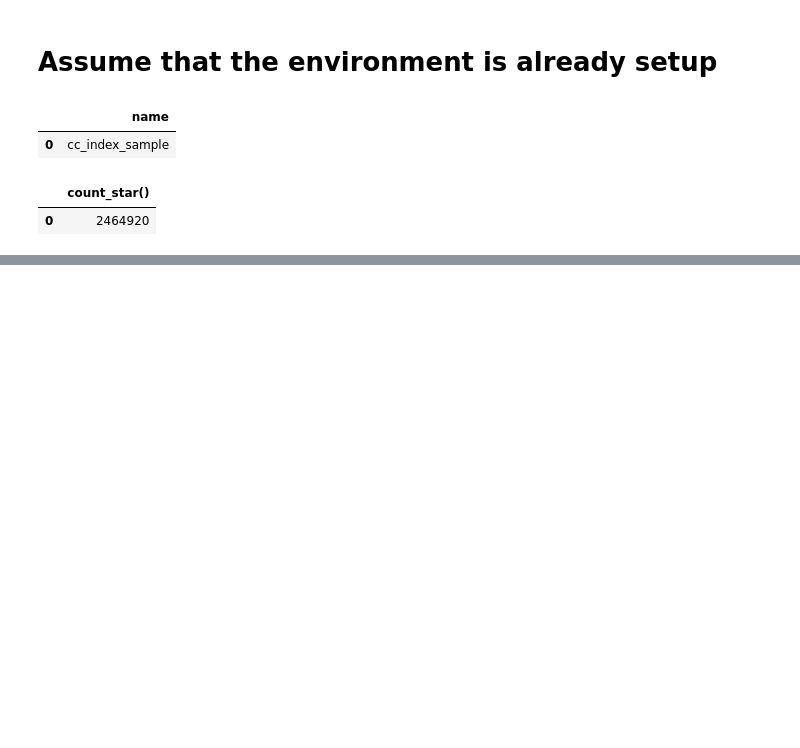
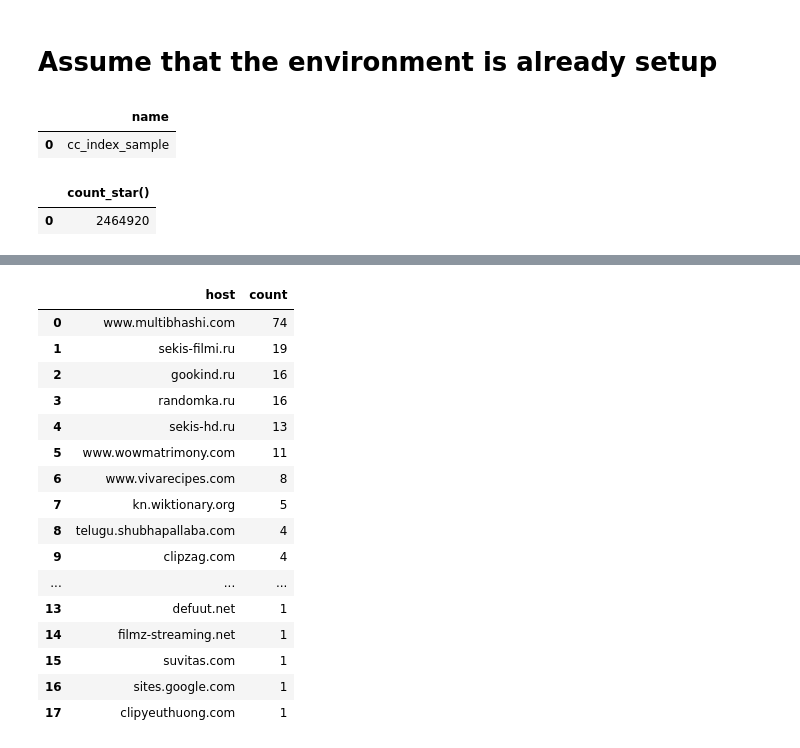
Before and after one commit to praveenc1/crawl-works, a Jupyter notebook: 002.optimize_duckdb.ipynb, the cells around one changed output, grey strips where cells are left out. Drawn from its saved outputs; the diff is of its cells as text; code cells hidden in the pictures; blank space fills up the shorter version.

```diff
--- a/002.optimize_duckdb.ipynb
+++ b/002.optimize_duckdb.ipynb
@@ -11,6 +11,6 @@ DB_NAME= DB_NAME_P1_PCT
 # %%
 con = duckdb.connect(DB_NAME)
 # %%
-def sql(c, query):
-  return c.execute(query).df()
+def sql(query):
+  return con.execute(query).df()
 # %%
@@ -25,0 +102,33 @@ con.execute('select count(*) from cc_index_sample').df()
+# %%
+sql("""
+    select
+      url_host_name as host,
+      count(url_host_name) as count
+    from
+      cc_index_sample
+    where
+      content_languages like '%tel%'
+    group by
+      host
+    order by
+      count
+    desc
+""")
+# %% [output]
+|  | host | count |
+| 0 | www.multibhashi.com | 74 |
+| 1 | sekis-filmi.ru | 19 |
+| 2 | gookind.ru | 16 |
+| 3 | randomka.ru | 16 |
+| 4 | sekis-hd.ru | 13 |
+| 5 | www.wowmatrimony.com | 11 |
+| 6 | www.vivarecipes.com | 8 |
+| 7 | kn.wiktionary.org | 5 |
+| 8 | telugu.shubhapallaba.com | 4 |
+| 9 | clipzag.com | 4 |
+| ... | ... | ... |
+| 13 | defuut.net | 1 |
+| 14 | filmz-streaming.net | 1 |
+| 15 | suvitas.com | 1 |
+| 16 | sites.google.com | 1 |
+| 17 | clipyeuthuong.com | 1 |
```
Also changed, not shown: parts of 5 cells of this notebook, 5 other files.
